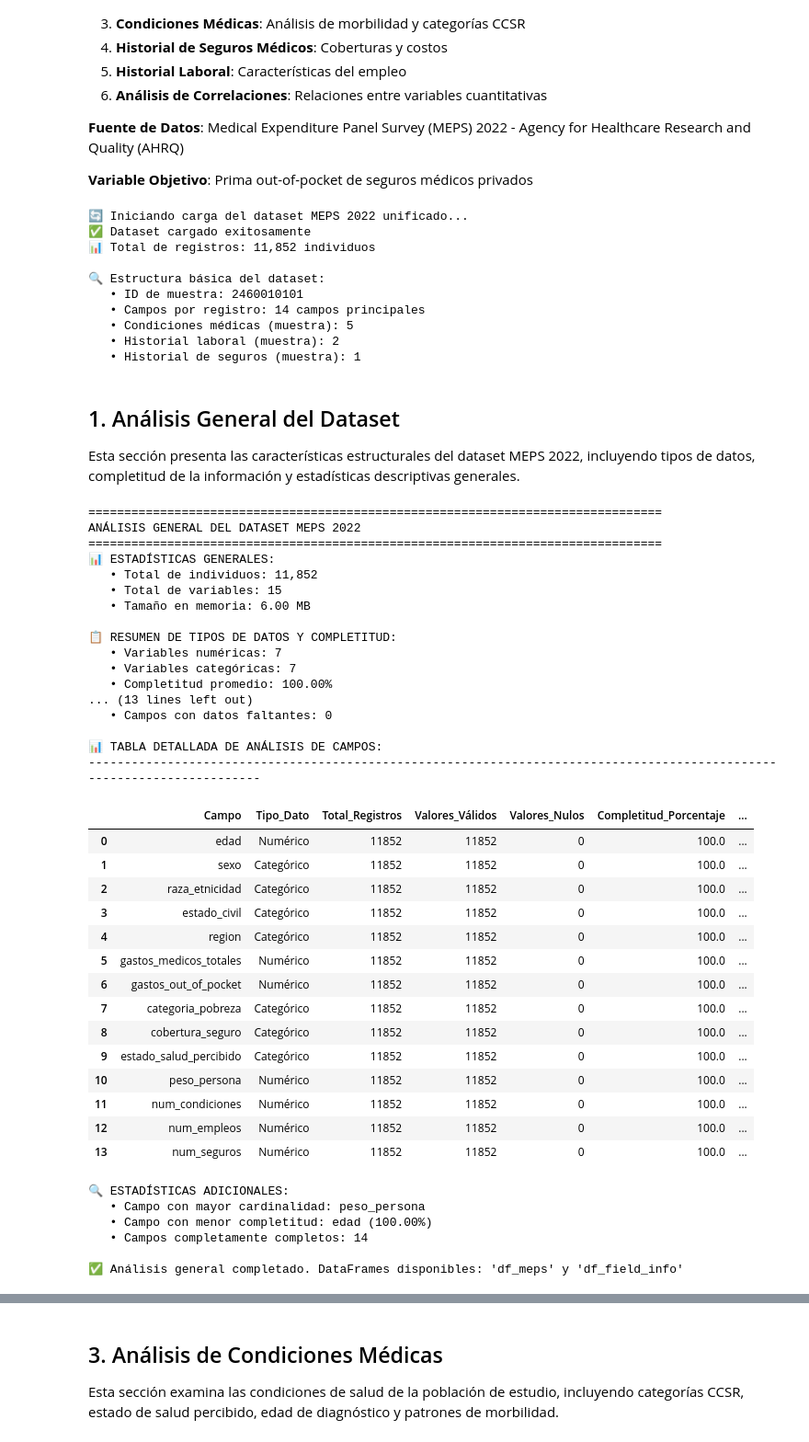
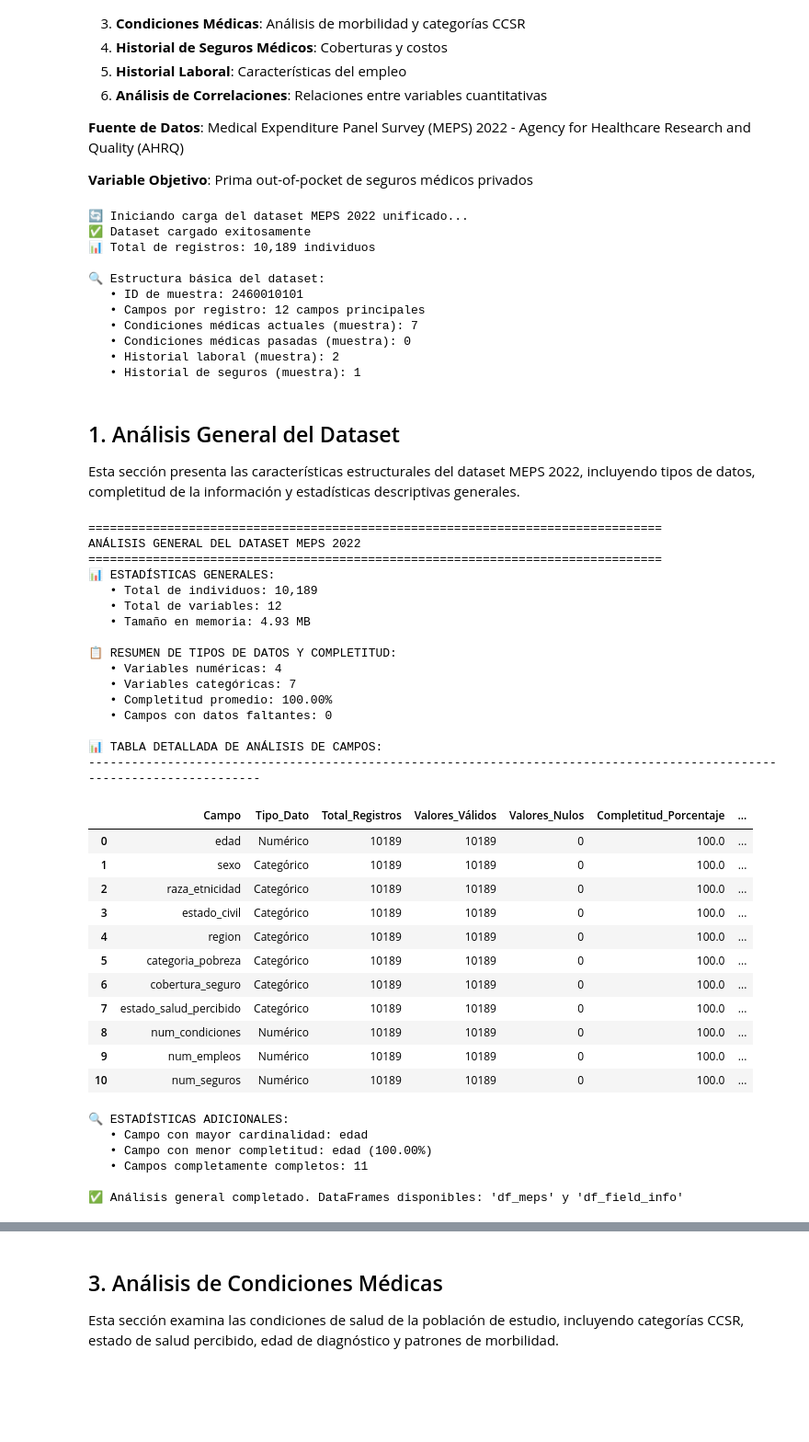
Before and after one commit to DJSixHub/ML-Insurance-Cost-Prediction, a Jupyter notebook: Data Exploration/analisis_exploratorio_formal.ipynb, the cells around one changed output, grey strips where cells are left out. Shown at 92% size. Drawn from its saved outputs; the diff is of its cells as text; code cells hidden in the pictures; blank space fills up the shorter version.

```diff
--- a/Data Exploration/analisis_exploratorio_formal.ipynb
+++ b/Data Exploration/analisis_exploratorio_formal.ipynb
@@ -59,7 +59,8 @@ try:
     print(f"\n🔍 Estructura básica del dataset:")
     print(f"   • ID de muestra: {sample_id}")
     print(f"   • Campos por registro: {len(sample_record)} campos principales")
-    print(f"   • Condiciones médicas (muestra): {len(sample_record.get('condiciones_medicas', []))}")
+    print(f"   • Condiciones médicas actuales (muestra): {len(sample_record.get('condiciones_medicas_actuales', []))}")
+    print(f"   • Condiciones médicas pasadas (muestra): {len(sample_record.get('condiciones_medicas_pasadas', []))}")
     print(f"   • Historial laboral (muestra): {len(sample_record.get('historial_empleo', []))}")
     print(f"   • Historial de seguros (muestra): {len(sample_record.get('historial_seguros', []))}")
 
@@ -70,12 +71,13 @@ except Exception as e:
 # %% [output]
 🔄 Iniciando carga del dataset MEPS 2022 unificado...
 ✅ Dataset cargado exitosamente
-📊 Total de registros: 11,852 individuos
+📊 Total de registros: 10,189 individuos
 
 🔍 Estructura básica del dataset:
    • ID de muestra: 2460010101
-   • Campos por registro: 14 campos principales
-   • Condiciones médicas (muestra): 5
+   • Campos por registro: 12 campos principales
+   • Condiciones médicas actuales (muestra): 7
+   • Condiciones médicas pasadas (muestra): 0
    • Historial laboral (muestra): 2
    • Historial de seguros (muestra): 1
 # %% [markdown]
@@ -103,9 +105,11 @@ for person_id, person_data in meps_data.items():
             all_fields.add(key)
 
     # Agregar conteos de elementos en listas
-    demographic_record['num_condiciones'] = len(person_data.get('condiciones_medicas', []))
-    demographic_record['num_empleos'] = len(person_data.get('historial_empleo', []))
-    demographic_record['num_seguros'] = len(person_data.get('historial_seguros', []))
+    n_actuales = len(person_data.get('condiciones_medicas_actuales', []) or [])
+    n_pasadas = len(person_data.get('condiciones_medicas_pasadas', []) or [])
+    demographic_record['num_condiciones'] = n_actuales + n_pasadas
+    demographic_record['num_empleos'] = len(person_data.get('historial_empleo', []) or [])
+    demographic_record['num_seguros'] = len(person_data.get('historial_seguros', []) or [])
 
     demographic_records.append(demographic_record)
 
@@ -169,56 +173,52 @@ display_df['Completitud_Porcentaje'] = display_df['Completitud_Porcentaje'].roun
 display_df['Cardinalidad'] = display_df['Cardinalidad'].round(4)
 
 # Usar display para mostrar la tabla completa
 display(display_df)
 
 # Estadísticas adicionales
 print(f"\n🔍 ESTADÍSTICAS ADICIONALES:")
 print(f"   • Campo con mayor cardinalidad: {df_field_analysis.loc[df_field_analysis['Cardinalidad'].idxmax(), 'Campo']}")
 print(f"   • Campo con menor completitud: {df_field_analysis.loc[df_field_analysis['Completitud_Porcentaje'].idxmin(), 'Campo']} ({df_field_analysis['Completitud_Porcentaje'].min():.2f}%)")
 print(f"   • Campos completamente completos: {len(df_field_analysis[df_field_analysis['Valores_Nulos'] == 0])}")
 
 # Guardar DataFrame para análisis posteriores
 globals()['df_meps'] = df_analysis
 globals()['df_field_info'] = df_field_analysis
 
 print(f"\n✅ Análisis general completado. DataFrames disponibles: 'df_meps' y 'df_field_info'")
 # %% [output]
 ================================================================================
 ANÁLISIS GENERAL DEL DATASET MEPS 2022
 ================================================================================
 📊 ESTADÍSTICAS GENERALES:
-   • Total de individuos: 11,852
-   • Total de variables: 15
-   • Tamaño en memoria: 6.00 MB
+   • Total de individuos: 10,189
+   • Total de variables: 12
+   • Tamaño en memoria: 4.93 MB
 
 📋 RESUMEN DE TIPOS DE DATOS Y COMPLETITUD:
-   • Variables numéricas: 7
+   • Variables numéricas: 4
    • Variables categóricas: 7
    • Completitud promedio: 100.00%
-... (13 lines left out)
    • Campos con datos faltantes: 0
 
 📊 TABLA DETALLADA DE ANÁLISIS DE CAMPOS:
 ------------------------------------------------------------------------------------------------------------------------
 |  | Campo | Tipo_Dato | Total_Registros | Valores_Válidos | Valores_Nulos | Completitud_Porcentaje | ... |
-| 0 | edad | Numérico | 11852 | 11852 | 0 | 100.0 | ... |
-| 1 | sexo | Categórico | 11852 | 11852 | 0 | 100.0 | ... |
-| 2 | raza_etnicidad | Categórico | 11852 | 11852 | 0 | 100.0 | ... |
-| 3 | estado_civil | Categórico | 11852 | 11852 | 0 | 100.0 | ... |
-| 4 | region | Categórico | 11852 | 11852 | 0 | 100.0 | ... |
-| 5 | gastos_medicos_totales | Numérico | 11852 | 11852 | 0 | 100.0 | ... |
-| 6 | gastos_out_of_pocket | Numérico | 11852 | 11852 | 0 | 100.0 | ... |
-| 7 | categoria_pobreza | Categórico | 11852 | 11852 | 0 | 100.0 | ... |
-| 8 | cobertura_seguro | Categórico | 11852 | 11852 | 0 | 100.0 | ... |
-| 9 | estado_salud_percibido | Categórico | 11852 | 11852 | 0 | 100.0 | ... |
-| 10 | peso_persona | Numérico | 11852 | 11852 | 0 | 100.0 | ... |
-| 11 | num_condiciones | Numérico | 11852 | 11852 | 0 | 100.0 | ... |
-| 12 | num_empleos | Numérico | 11852 | 11852 | 0 | 100.0 | ... |
-| 13 | num_seguros | Numérico | 11852 | 11852 | 0 | 100.0 | ... |
+| 0 | edad | Numérico | 10189 | 10189 | 0 | 100.0 | ... |
+| 1 | sexo | Categórico | 10189 | 10189 | 0 | 100.0 | ... |
+| 2 | raza_etnicidad | Categórico | 10189 | 10189 | 0 | 100.0 | ... |
+| 3 | estado_civil | Categórico | 10189 | 10189 | 0 | 100.0 | ... |
+| 4 | region | Categórico | 10189 | 10189 | 0 | 100.0 | ... |
+| 5 | categoria_pobreza | Categórico | 10189 | 10189 | 0 | 100.0 | ... |
+| 6 | cobertura_seguro | Categórico | 10189 | 10189 | 0 | 100.0 | ... |
+| 7 | estado_salud_percibido | Categórico | 10189 | 10189 | 0 | 100.0 | ... |
+| 8 | num_condiciones | Numérico | 10189 | 10189 | 0 | 100.0 | ... |
+| 9 | num_empleos | Numérico | 10189 | 10189 | 0 | 100.0 | ... |
+| 10 | num_seguros | Numérico | 10189 | 10189 | 0 | 100.0 | ... |
 🔍 ESTADÍSTICAS ADICIONALES:
-   • Campo con mayor cardinalidad: peso_persona
+   • Campo con mayor cardinalidad: edad
    • Campo con menor completitud: edad (100.00%)
-   • Campos completamente completos: 14
+   • Campos completamente completos: 11
 
 ✅ Análisis general completado. DataFrames disponibles: 'df_meps' y 'df_field_info'
 # %% [markdown]
```
Also changed, not shown: parts of 13 cells of this notebook, 12 other files.
